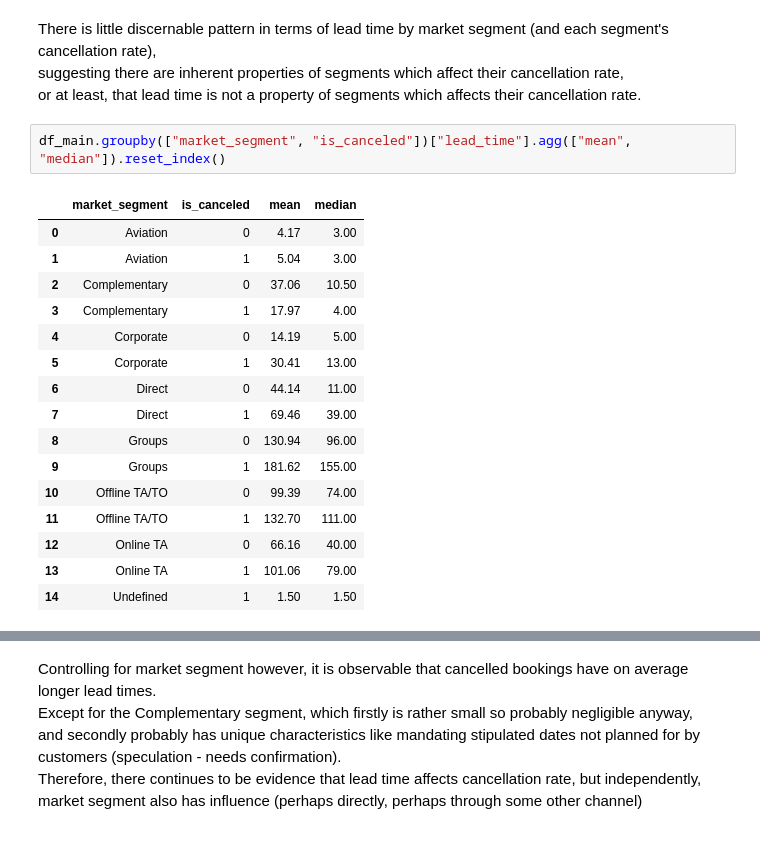
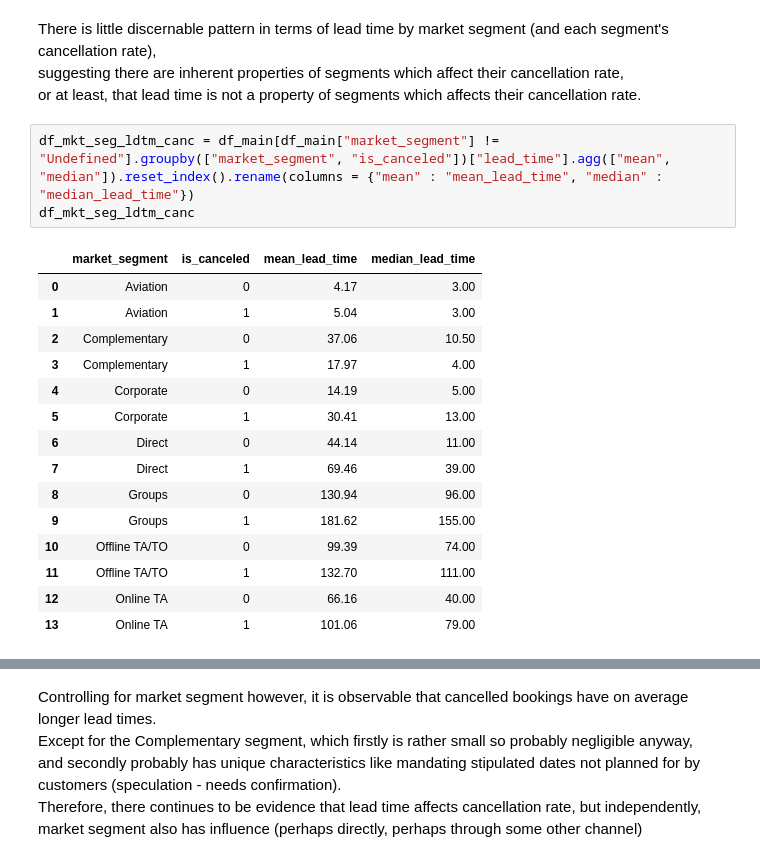
Before and after one commit to dngsus/data_analysis, a Jupyter notebook: 01 Hotel Bookings/01 Hotel v01.ipynb, the cells around one changed output, grey strips where cells are left out. Saved outputs shown, nothing was run; the diff lists cells and outputs as text.

```diff
--- a/01 Hotel Bookings/01 Hotel v01.ipynb
+++ b/01 Hotel Bookings/01 Hotel v01.ipynb
@@ -1355,9 +1521,10 @@ There is little discernable pattern in terms of lead time by market segment (and
 suggesting there are inherent properties of segments which affect their cancellation rate,<br>
 or at least, that lead time is not a property of segments which affects their cancellation rate.
 # %%
-df_main.groupby(["market_segment", "is_canceled"])["lead_time"].agg(["mean", "median"]).reset_index()
+df_mkt_seg_ldtm_canc = df_main[df_main["market_segment"] != "Undefined"].groupby(["market_segment", "is_canceled"])["lead_time"].agg(["mean", "median"]).reset_index().rename(columns = {"mean" : "mean_lead_time", "median" : "median_lead_time"})
+df_mkt_seg_ldtm_canc
 # %% [output]
-|  | market_segment | is_canceled | mean | median |
+|  | market_segment | is_canceled | mean_lead_time | median_lead_time |
 | 0 | Aviation | 0 | 4.17 | 3.00 |
 | 1 | Aviation | 1 | 5.04 | 3.00 |
 | 2 | Complementary | 0 | 37.06 | 10.50 |
@@ -1372,4 +1539,3 @@ df_main.groupby(["market_segment", "is_canceled"])["lead_time"].agg(["mean", "me
 | 11 | Offline TA/TO | 1 | 132.70 | 111.00 |
 | 12 | Online TA | 0 | 66.16 | 40.00 |
 | 13 | Online TA | 1 | 101.06 | 79.00 |
-| 14 | Undefined | 1 | 1.50 | 1.50 |
```
Also changed, not shown: parts of 24 cells of this notebook.
